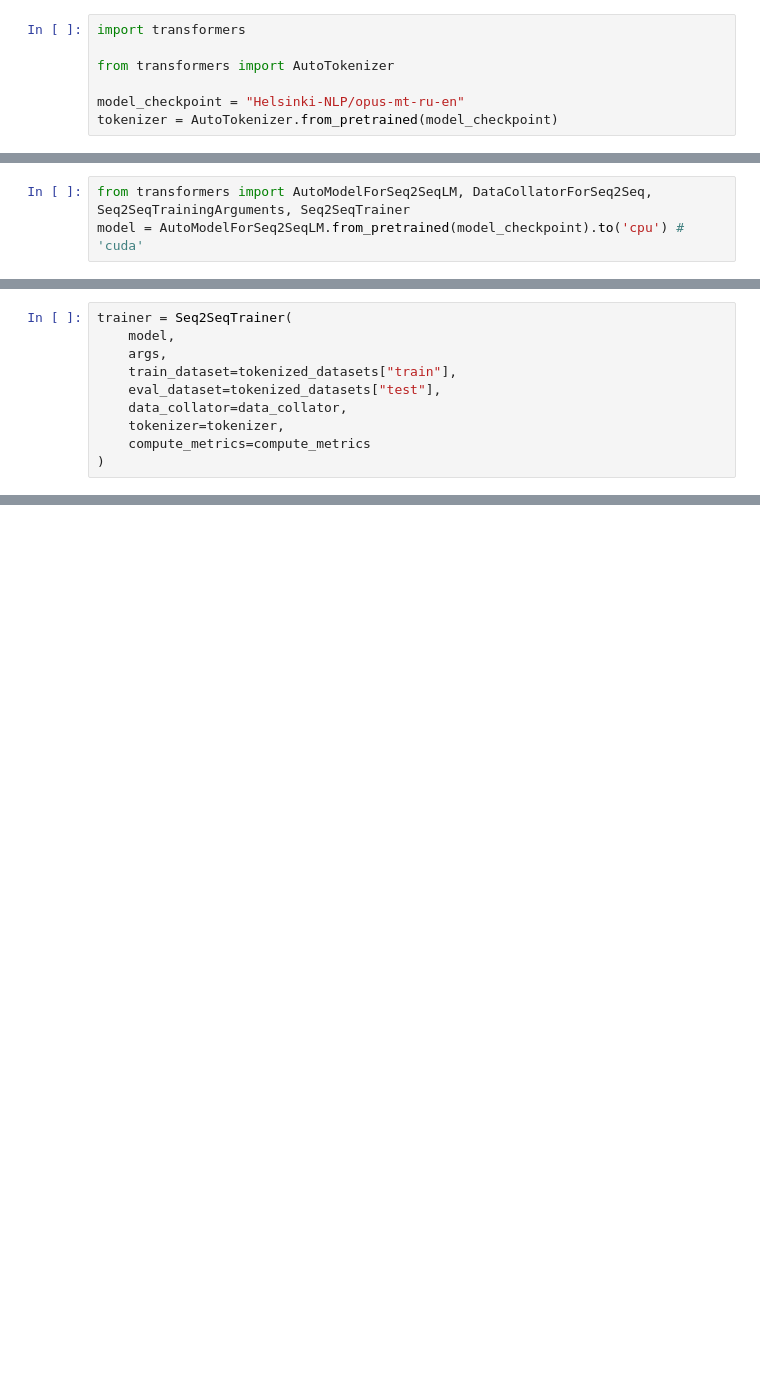
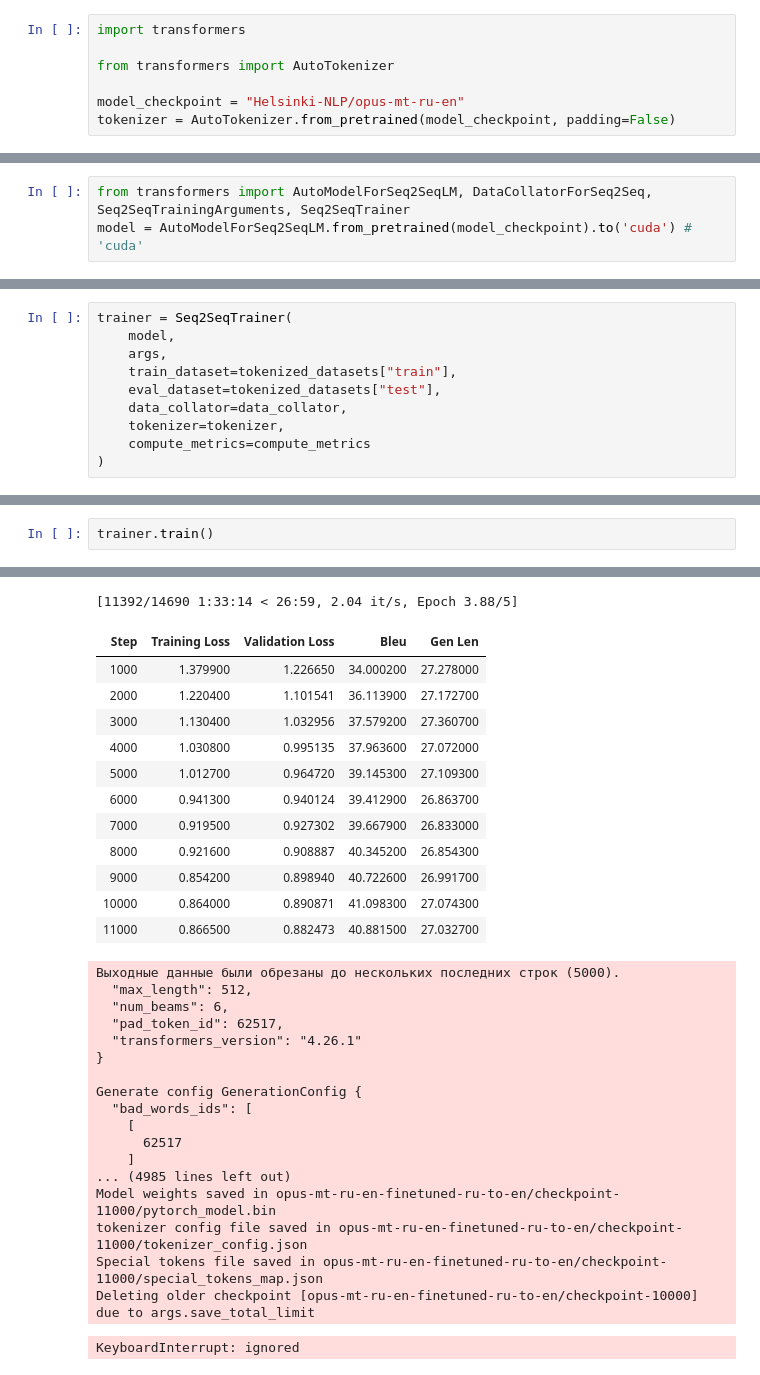
Before and after one commit to korab1ev/Neural-MT, a Jupyter notebook: transformer_and_augmentation.ipynb, the cells around one changed output, grey strips where cells are left out. Drawn from its saved outputs; the diff is of its cells as text; blank space fills up the shorter version.

```diff
--- a/transformer_and_augmentation.ipynb
+++ b/transformer_and_augmentation.ipynb
@@ -119,4 +122,4 @@ import transformers
 from transformers import AutoTokenizer
 
 model_checkpoint = "Helsinki-NLP/opus-mt-ru-en"
-tokenizer = AutoTokenizer.from_pretrained(model_checkpoint)
+tokenizer = AutoTokenizer.from_pretrained(model_checkpoint, padding=False)
@@ -187,4 +208,4 @@ DatasetDict({
 })
 # %%
 from transformers import AutoModelForSeq2SeqLM, DataCollatorForSeq2Seq, Seq2SeqTrainingArguments, Seq2SeqTrainer
-model = AutoModelForSeq2SeqLM.from_pretrained(model_checkpoint).to('cpu') # 'cuda'
+model = AutoModelForSeq2SeqLM.from_pretrained(model_checkpoint).to('cuda') # 'cuda'
@@ -408,0 +451,3 @@ Dataset({
+# %%
+trainer.train()
+# %% [output]
@@ -408,0 +463,31 @@ Dataset({
+[11392/14690 1:33:14 < 26:59, 2.04 it/s, Epoch 3.88/5]
+| Step | Training Loss | Validation Loss | Bleu | Gen Len |
+| 1000 | 1.379900 | 1.226650 | 34.000200 | 27.278000 |
+| 2000 | 1.220400 | 1.101541 | 36.113900 | 27.172700 |
+| 3000 | 1.130400 | 1.032956 | 37.579200 | 27.360700 |
+| 4000 | 1.030800 | 0.995135 | 37.963600 | 27.072000 |
+| 5000 | 1.012700 | 0.964720 | 39.145300 | 27.109300 |
+| 6000 | 0.941300 | 0.940124 | 39.412900 | 26.863700 |
+| 7000 | 0.919500 | 0.927302 | 39.667900 | 26.833000 |
+| 8000 | 0.921600 | 0.908887 | 40.345200 | 26.854300 |
+| 9000 | 0.854200 | 0.898940 | 40.722600 | 26.991700 |
+| 10000 | 0.864000 | 0.890871 | 41.098300 | 27.074300 |
+| 11000 | 0.866500 | 0.882473 | 40.881500 | 27.032700 |
+Выходные данные были обрезаны до нескольких последних строк (5000).
+  "max_length": 512,
+  "num_beams": 6,
+  "pad_token_id": 62517,
+  "transformers_version": "4.26.1"
+}
+
+Generate config GenerationConfig {
+  "bad_words_ids": [
+    [
+      62517
+    ]
+... (4985 lines left out)
+Model weights saved in opus-mt-ru-en-finetuned-ru-to-en/checkpoint-11000/pytorch_model.bin
+tokenizer config file saved in opus-mt-ru-en-finetuned-ru-to-en/checkpoint-11000/tokenizer_config.json
+Special tokens file saved in opus-mt-ru-en-finetuned-ru-to-en/checkpoint-11000/special_tokens_map.json
+Deleting older checkpoint [opus-mt-ru-en-finetuned-ru-to-en/checkpoint-10000] due to args.save_total_limit
+KeyboardInterrupt: ignored
```
Also changed, not shown: parts of 41 cells of this notebook.
